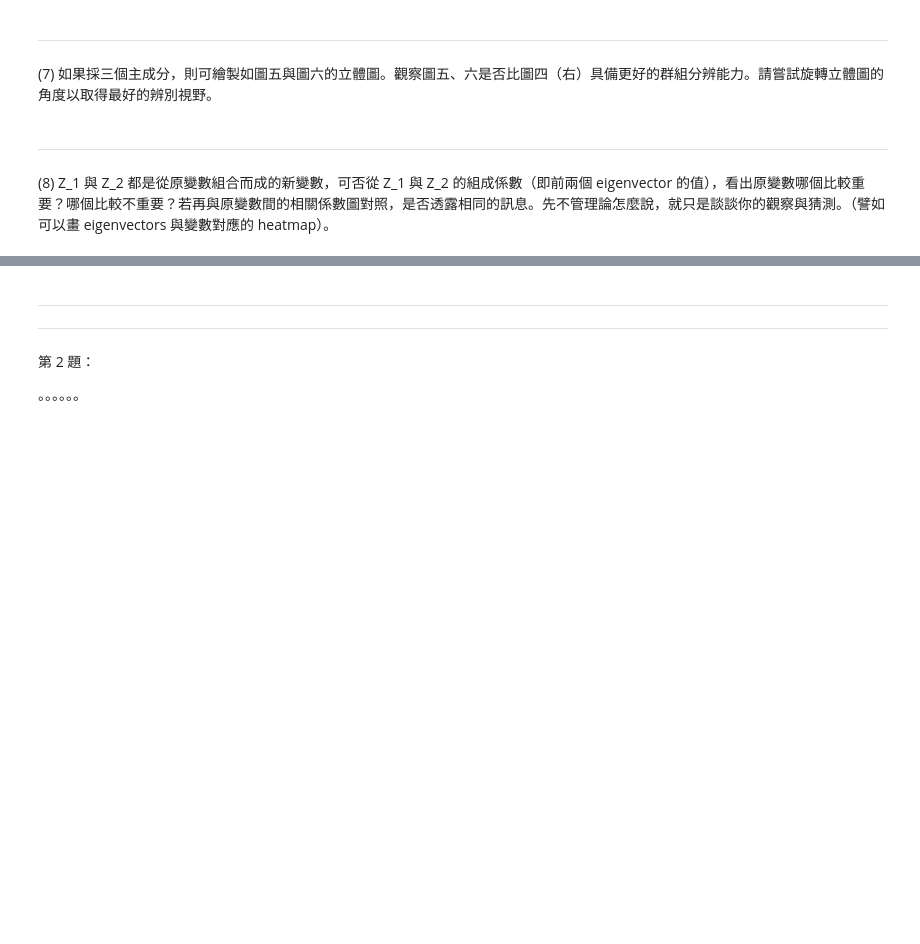
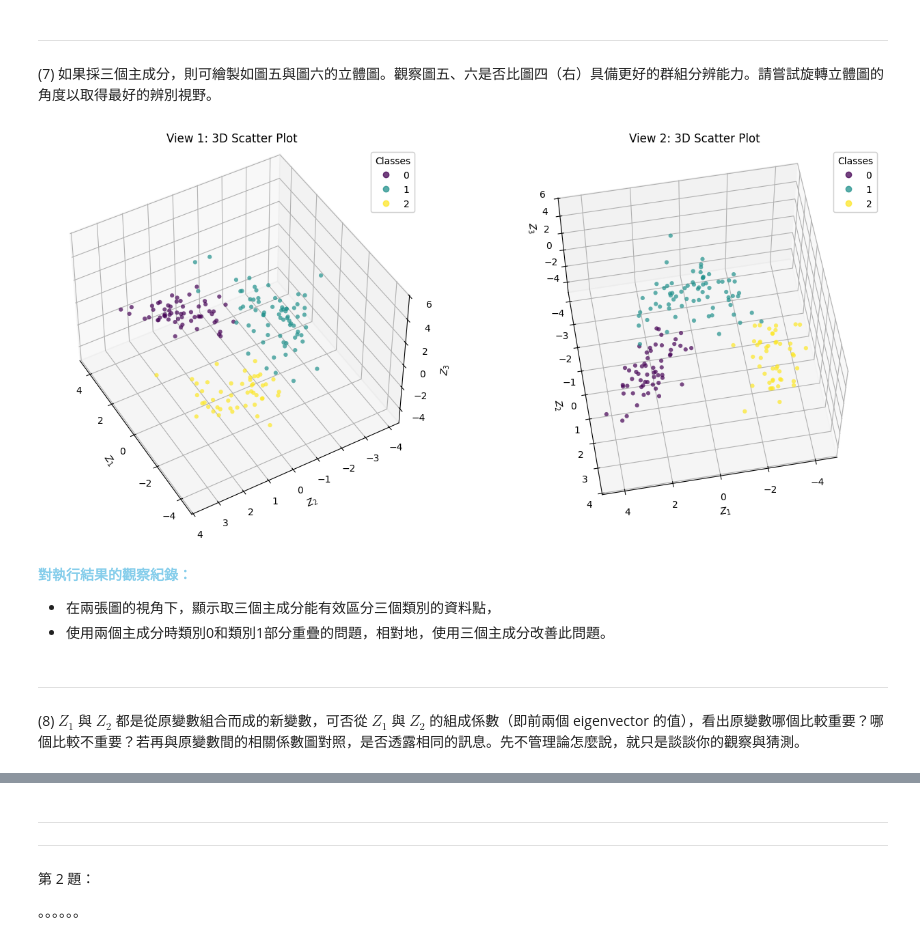
Before and after one commit to Hank8ntpu/InClassCoding, a Jupyter notebook: homework_demo.ipynb, the cells around one changed output, grey strips where cells are left out. Drawn from its saved outputs; the diff is of its cells as text; code cells hidden in the pictures; blank space fills up the shorter version.

```diff
--- a/homework_demo.ipynb
+++ b/homework_demo.ipynb
@@ -254,7 +254,52 @@ plt.show()
 <hr>
 
 (7) 如果採三個主成分，則可繪製如圖五與圖六的立體圖。觀察圖五、六是否比圖四（右）具備更好的群組分辨能力。請嘗試旋轉立體圖的角度以取得最好的辨別視野。
+# %%
+# 執行 PCA，選擇前兩個主成分
+
+# **標準化資料**
+scaler = StandardScaler()
+X_standardized = scaler.fit_transform(X)
+pca_standardized = PCA(n_components=3)
+X_pca_standardized = pca_standardized.fit_transform(X_standardized)
+
+# 創建兩張子圖
+fig = plt.figure(figsize=(14, 6))
+
+# **左圖：第一個視角**
+ax1 = fig.add_subplot(121, projection='3d')
+ax1.scatter(X_pca_standardized[:, 0], X_pca_standardized[:, 1], X_pca_standardized[:, 2], marker='o', c=y, cmap='viridis', edgecolor='none', alpha=0.7)
+ax1.set_title('View 1: 3D Scatter Plot')
+ax1.set_xlabel('$Z_1$')
+ax1.set_ylabel('$Z_2$')
+ax1.set_zlabel('$Z_3$')
+ax1.view_init(elev=45, azim=150)  # 設定左圖的視角
+# 顯示圖例
+legend1 = ax1.legend(*scatter1.legend_elements(), title="Classes")
+ax1.add_artist(legend1)
+
+# **右圖：第二個視角**
+ax2 = fig.add_subplot(122, projection='3d')
+ax2.scatter(X_pca_standardized[:, 0], X_pca_standardized[:, 1], X_pca_standardized[:, 2], marker='o', c=y, cmap='viridis', edgecolor='none', alpha=0.7)
+ax2.set_title('View 2: 3D Scatter Plot')
+ax2.set_xlabel('$Z_1$')
+ax2.set_ylabel('$Z_2$')
+ax2.set_zlabel('$Z_3$')
+ax2.view_init(elev=60, azim=80)  # 設定右圖的視角
+# 顯示圖例
+legend2 = ax2.legend(*scatter2.legend_elements(), title="Classes")
+ax2.add_artist(legend2)
+
+# 顯示圖形
+plt.tight_layout()
+plt.show()
+# %% [output]
+[figure, added]
+# %% [markdown]
+**<font color=skyblue>對執行結果的觀察紀錄：</font>**
+- 在兩張圖的視角下，顯示取三個主成分能有效區分三個類別的資料點，
+- 使用兩個主成分時類別0和類別1部分重疊的問題，相對地，使用三個主成分改善此問題。
 # %% [markdown]
 <hr>
 
-(8) Z_1 與 Z_2 都是從原變數組合而成的新變數，可否從 Z_1 與 Z_2 的組成係數（即前兩個 eigenvector 的值），看出原變數哪個比較重要？哪個比較不重要？若再與原變數間的相關係數圖對照，是否透露相同的訊息。先不管理論怎麼說，就只是談談你的觀察與猜測。（譬如可以畫 eigenvectors 與變數對應的 heatmap）。
+(8) $Z_1$ 與 $Z_2$ 都是從原變數組合而成的新變數，可否從 $Z_1$ 與 $Z_2$ 的組成係數（即前兩個 eigenvector 的值），看出原變數哪個比較重要？哪個比較不重要？若再與原變數間的相關係數圖對照，是否透露相同的訊息。先不管理論怎麼說，就只是談談你的觀察與猜測。
```
Also changed, not shown: parts of 4 cells of this notebook.
